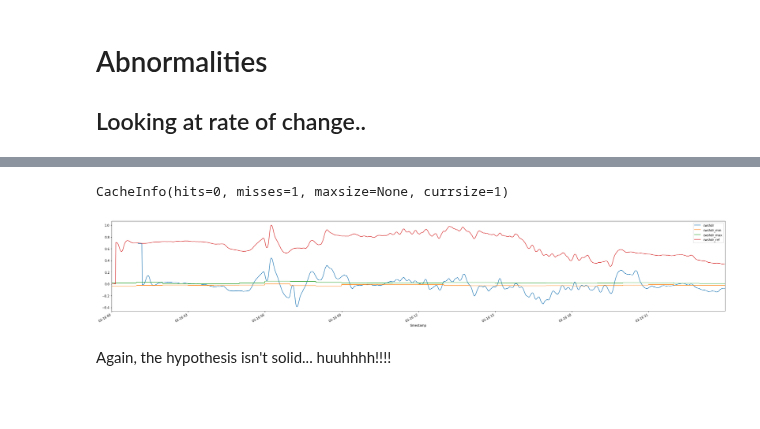
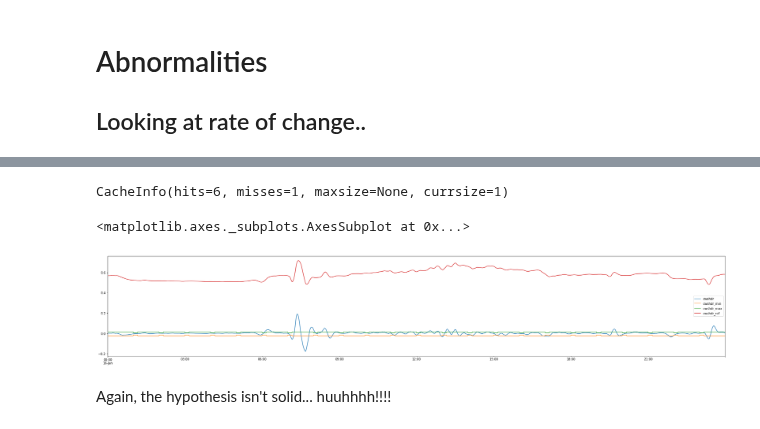
Before and after one commit to MiachelGu/chiller-plants, a Jupyter notebook: notebooks/13. Abnormalities.ipynb, the cells around one changed output, grey strips where cells are left out. Cells and saved outputs as stored; diff of their text form; code cells hidden in the pictures; blank space fills up the shorter version.

```diff
--- a/notebooks/13. Abnormalities.ipynb
+++ b/notebooks/13. Abnormalities.ipynb
@@ -13,11 +24,17 @@ import common
 df = common.load_df("../data/insead", "*.csv")
 print(common.load_df.cache_info())
 
-# step 1: Let's smooth the data.
-df = df.rolling(10, min_periods=1).mean()
+cols = ["cwshdr"]
+df = common.Process.replace_nulls(df, cols=cols)
+df = common.Process.replace_with_near(df, cols=cols)
+df = common.Process.smooth_data(df, cols=cols)
+df = common.Process.get_normalized_df(df, cols=cols)
 
-# step 2: take train and test data..
-train = df["2016-01-01":"2016-01-30"].copy()
-test = df["2016-02-16":"2016-01-16"].copy()
+# create features
+df["hour"] = df.index.hour
+
+# take train and test data..
+train = df["2016-01-01":"2016-01-15"]
+test = df["2016-01-16":"2016-01-16"]
 # %% [output]
-CacheInfo(hits=0, misses=1, maxsize=None, currsize=1)
+CacheInfo(hits=6, misses=1, maxsize=None, currsize=1)
@@ -55,10 +41,26 @@ def plot_with_min_max(tr, te, ref):
-# %%
-# rate of change. x(t+k) - x(t). k determines sensitivity.
-tr_dff = train - train.shift(10)
-te_dff = test - test.shift(10)
-ax = plot_with_min_max(tr_dff, te_dff, test)
-# %% [output]
-[figure, removed]
+# %%
+# rate of change.
+first_order_diff = lambda x, delta: (x - x.shift(delta)).fillna(0)
+train_rate = first_order_diff(train, delta=10)
+test_rate = first_order_diff(test, delta=10)
+
+# Assuming 1hr bins. group data.
+min_per_hr = train_rate.groupby(["hour"]).quantile(.1)
+max_per_hr = test_rate.groupby(["hour"]).quantile(.9)
+
+# set columns with bin values.
+test_rate["cwshdr_min"] = test_rate.hour.apply(lambda x: min_per_hr.cwshdr.iloc[int(x)])
+test_rate["cwshdr_max"] = test_rate.hour.apply(lambda x: max_per_hr.cwshdr.iloc[int(x)])
+
+# normalized
+test_rate["cwshdr_ref"] = test["cwshdr"]
+
+# # plot.
+fig, ax = plt.subplots(1,1,figsize=(36,6))
+test_rate[["cwshdr", "cwshdr_min", "cwshdr_max", "cwshdr_ref"]].plot(ax=ax)
+# %% [output]
+<matplotlib.axes._subplots.AxesSubplot at 0x...>
+[figure, added]
 # %% [markdown]
 Again, the hypothesis isn't solid... huuhhhh!!!!
 # %% [markdown]
```
Also changed, not shown: parts of 2 cells of this notebook.
